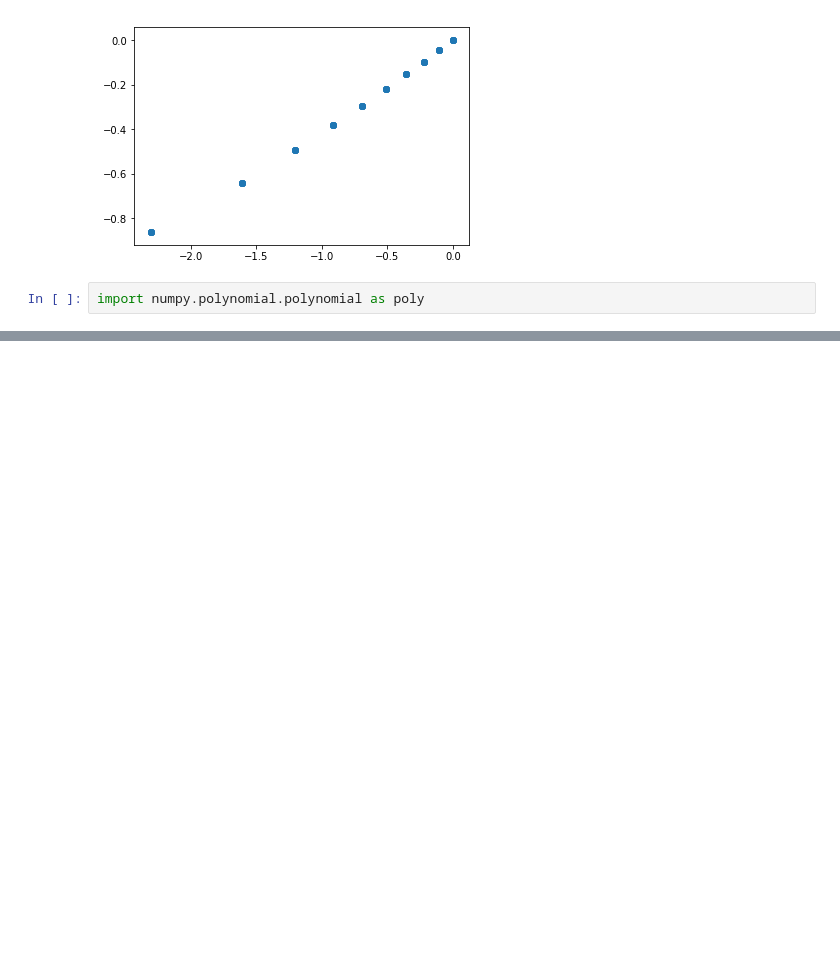
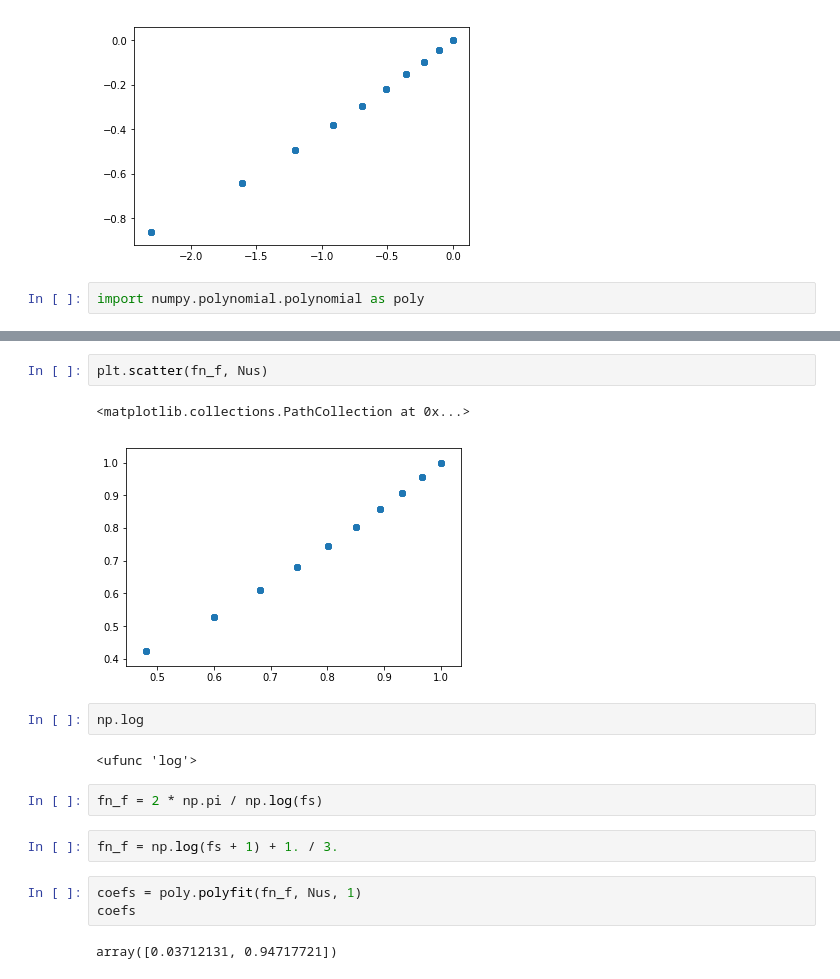
Before and after one commit to rsbyrne/codework, a Jupyter notebook: working_077b.ipynb, the cells around one changed output, grey strips where cells are left out. Drawn from its saved outputs; the diff is of its cells as text; blank space fills up the shorter version.

```diff
--- a/working_077b.ipynb
+++ b/working_077b.ipynb
@@ -176,0 +195,18 @@ len(mything)
+# %%
+plt.scatter(fn_f, Nus)
+# %% [output]
+<matplotlib.collections.PathCollection at 0x...>
+[figure, added]
+# %%
+np.log
+# %% [output]
+<ufunc 'log'>
+# %%
+fn_f = 2 * np.pi / np.log(fs)
+# %%
+fn_f = np.log(fs + 1) + 1. / 3.
+# %%
+coefs = poly.polyfit(fn_f, Nus, 1)
+coefs
+# %% [output]
+array([0.03712131, 0.94717721])
```
Also changed, not shown: parts of 20 cells of this notebook, 6 other files.
